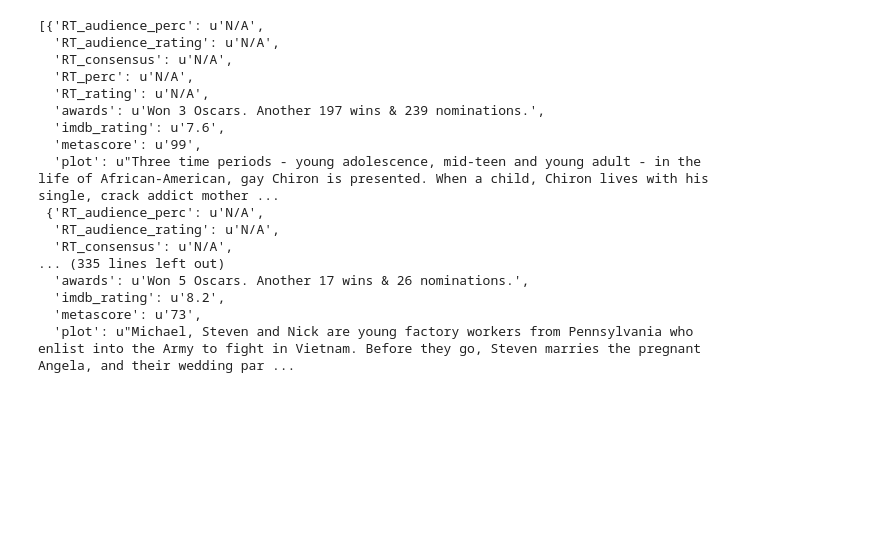
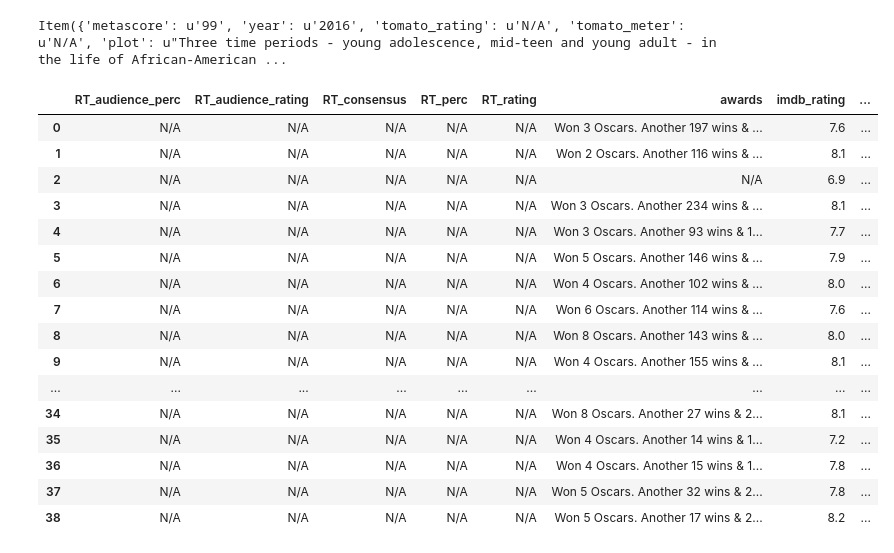
Before and after one commit to ahmedtadde/BOMViz, a Jupyter notebook: data/OMDB Critics Data.ipynb, the cells around one changed output. Cells and saved outputs as stored; diff of their text form; code cells hidden in the pictures; blank space fills up the shorter version.

Commit message:
Getting Oscars critics data part2

```diff
--- a/data/OMDB Critics Data.ipynb
+++ b/data/OMDB Critics Data.ipynb
@@ -18,0 +75,20 @@ num_cores = multiprocessing.cpu_count()
+# %%
+# movies = np.array((pd.read_csv("oscars.csv"))['MOVIE'])
+movies = ['Moonlight (2016)', 'Spotlight', 'Birdman', '12 Years a Slave',
+       'Argo', 'The Artist', "The King's Speech", 'The Hurt Locker',
+       'Slumdog Millionaire', 'No Country for Old Men', 'The Departed',
+       'Crash', 'Million Dollar Baby',
+       'The Lord of the Rings: The Return of the King', 'Chicago',
+       'A Beautiful Mind', 'Gladiator', 'American Beauty',
+       'Shakespeare in Love', 'Titanic', 'The English Patient',
+       'Braveheart', 'Forrest Gump', "Schindler's List", 'Unforgiven',
+       'The Silence of the Lambs', 'Dances with Wolves',
+       'Driving Miss Daisy', 'Rain Man', 'The Last Emperor', 'Platoon',
+       'Out of Africa', 'Amadeus', 'Terms of Endearment', 'Gandhi',
+       'Chariots of Fire', 'Ordinary People', 'Kramer Vs. Kramer',
+       'The Deer Hunter']
+
+oscars = [getOMDBdata(movie) for movie in movies]
+table = pd.DataFrame(oscars)
+table['Title'] = movies
+table
@@ -18,0 +125,4 @@ num_cores = multiprocessing.cpu_count()
+# %%
+omdb.get(title='Moonlight', fullplot=True, tomatoes=True)
+# %% [output]
+Item({'metascore': u'99', 'year': u'2016', 'tomato_rating': u'N/A', 'tomato_meter': u'N/A', 'plot': u"Three time periods - young adolescence, mid-teen and young adult - in the life of African-American ...
@@ -19 +143,30 @@ num_cores = multiprocessing.cpu_count()
+# %%
+# %%capture
+
+oscars = [getOMDBdata(title) for title in oscars]
+# oscars = Parallel(n_jobs=num_cores)(delayed(getOMDBdata)(title) for title in oscars)
+table = pd.DataFrame(oscars)
+
+table['Title'] = oscars
+# table.to_csv('../R/others_omdb.csv',encoding= 'utf-8',na_rep='', header= True, index= False, index_label= False)
+# %%
+table
+# %% [output]
+|  | RT_audience_perc | RT_audience_rating | RT_consensus | RT_perc | RT_rating | awards | imdb_rating | ... |
+| 0 | N/A | N/A | N/A | N/A | N/A | Won 3 Oscars. Another 197 wins & ... | 7.6 | ... |
+| 1 | N/A | N/A | N/A | N/A | N/A | Won 2 Oscars. Another 116 wins & ... | 8.1 | ... |
+| 2 | N/A | N/A | N/A | N/A | N/A | N/A | 6.9 | ... |
+| 3 | N/A | N/A | N/A | N/A | N/A | Won 3 Oscars. Another 234 wins & ... | 8.1 | ... |
+| 4 | N/A | N/A | N/A | N/A | N/A | Won 3 Oscars. Another 93 wins & 1... | 7.7 | ... |
+| 5 | N/A | N/A | N/A | N/A | N/A | Won 5 Oscars. Another 146 wins & ... | 7.9 | ... |
+| 6 | N/A | N/A | N/A | N/A | N/A | Won 4 Oscars. Another 102 wins & ... | 8.0 | ... |
+| 7 | N/A | N/A | N/A | N/A | N/A | Won 6 Oscars. Another 114 wins & ... | 7.6 | ... |
+| 8 | N/A | N/A | N/A | N/A | N/A | Won 8 Oscars. Another 143 wins & ... | 8.0 | ... |
+| 9 | N/A | N/A | N/A | N/A | N/A | Won 4 Oscars. Another 155 wins & ... | 8.1 | ... |
+| ... | ... | ... | ... | ... | ... | ... | ... | ... |
+| 34 | N/A | N/A | N/A | N/A | N/A | Won 8 Oscars. Another 27 wins & 2... | 8.1 | ... |
+| 35 | N/A | N/A | N/A | N/A | N/A | Won 4 Oscars. Another 14 wins & 1... | 7.2 | ... |
+| 36 | N/A | N/A | N/A | N/A | N/A | Won 4 Oscars. Another 15 wins & 1... | 7.8 | ... |
+| 37 | N/A | N/A | N/A | N/A | N/A | Won 5 Oscars. Another 32 wins & 2... | 7.8 | ... |
+| 38 | N/A | N/A | N/A | N/A | N/A | Won 5 Oscars. Another 17 wins & 2... | 8.2 | ... |
 # %%
@@ -66,20 +192,0 @@ oscars = [getOMDBdata(title) for title in oscars]
-# %%
-oscars
-# %% [output]
-[{'RT_audience_perc': u'N/A',
-  'RT_audience_rating': u'N/A',
-  'RT_consensus': u'N/A',
-  'RT_perc': u'N/A',
-  'RT_rating': u'N/A',
-  'awards': u'Won 3 Oscars. Another 197 wins & 239 nominations.',
-  'imdb_rating': u'7.6',
-  'metascore': u'99',
-  'plot': u"Three time periods - young adolescence, mid-teen and young adult - in the life of African-American, gay Chiron is presented. When a child, Chiron lives with his single, crack addict mother ...
- {'RT_audience_perc': u'N/A',
-  'RT_audience_rating': u'N/A',
-  'RT_consensus': u'N/A',
-... (335 lines left out)
-  'awards': u'Won 5 Oscars. Another 17 wins & 26 nominations.',
-  'imdb_rating': u'8.2',
-  'metascore': u'73',
-  'plot': u"Michael, Steven and Nick are young factory workers from Pennsylvania who enlist into the Army to fight in Vietnam. Before they go, Steven marries the pregnant Angela, and their wedding par ...
```
Also changed, not shown: parts of 13 cells of this notebook.
